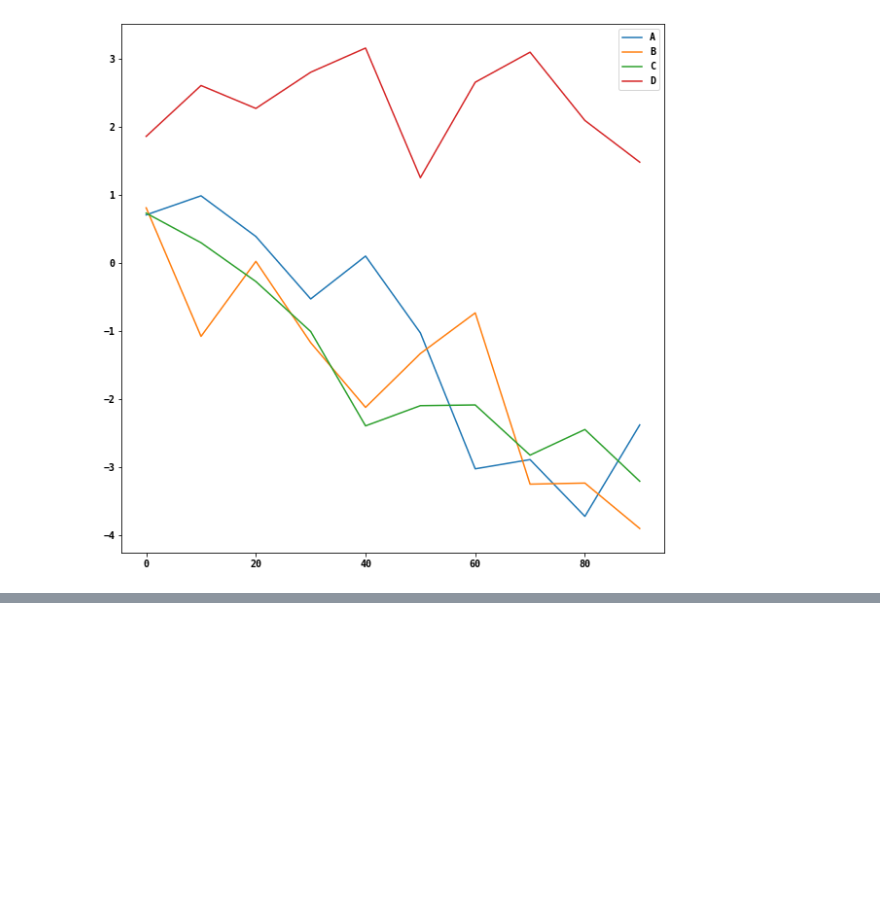
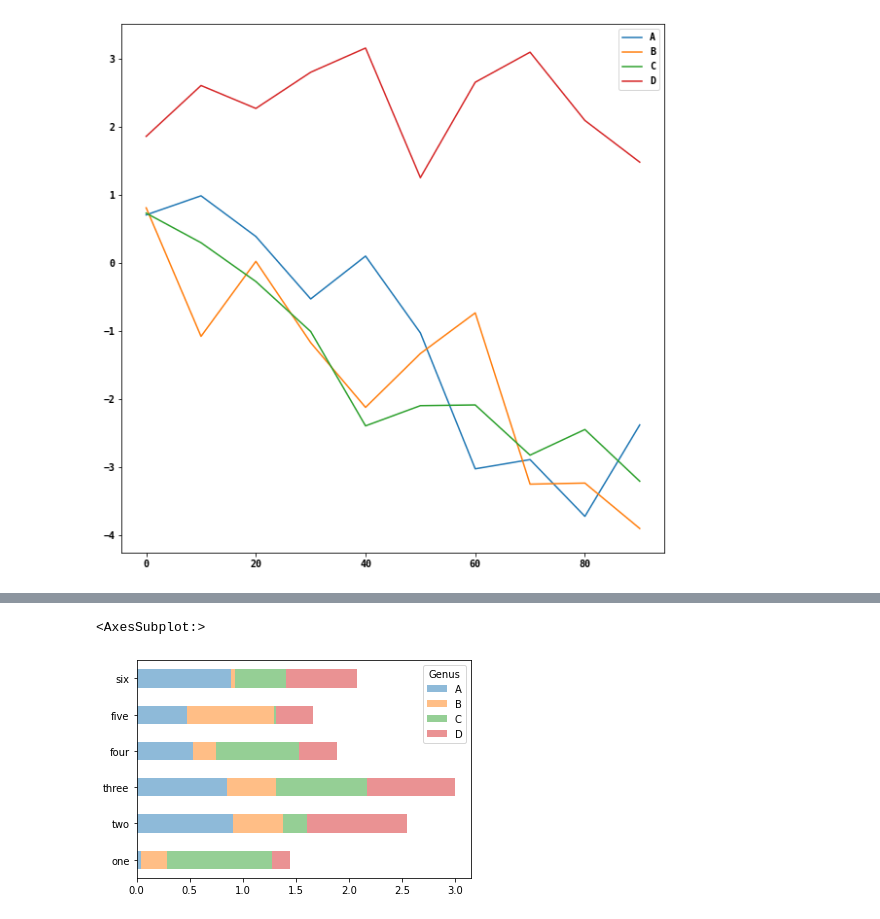
Before and after one commit to Kaiquenakao/plotagem-visualizacao, a Jupyter notebook: plotagem.ipynb, the cells around one changed output, grey strips where cells are left out. Saved outputs shown, nothing was run; the diff lists cells and outputs as text; code cells hidden in the pictures; blank space fills up the shorter version.

```diff
--- a/plotagem.ipynb
+++ b/plotagem.ipynb
@@ -370,0 +421,5 @@ df.plot()
+# %%
+df.plot.barh(stacked=True, alpha=0.5)
+# %% [output]
+<AxesSubplot:>
+[figure, added]
```
Also changed, not shown: parts of 6 cells of this notebook.
